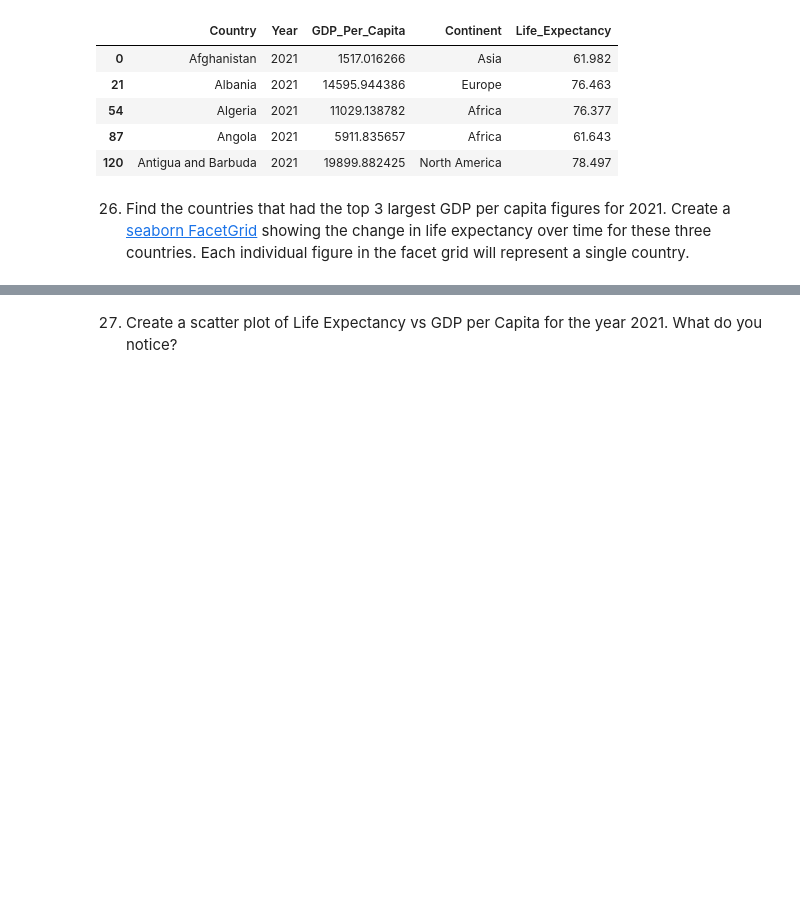
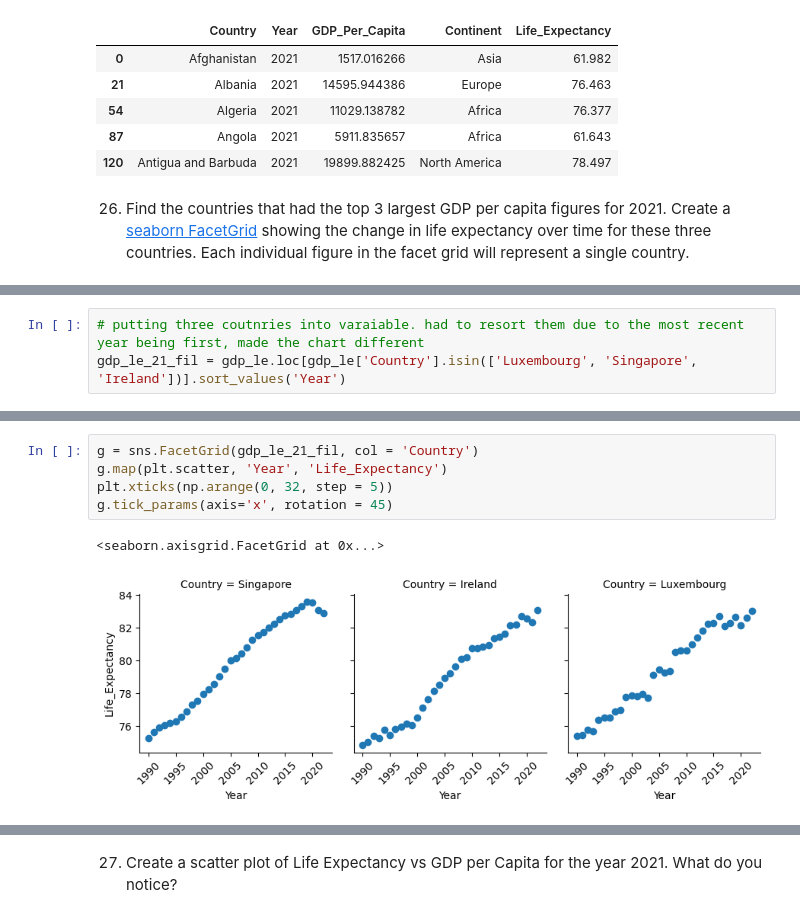
Before and after one commit to nss-data-science-cohort-8/un-exploration-vickitaylor, a Jupyter notebook: notebooks/un_data_exploration.ipynb, the cells around one changed output, grey strips where cells are left out. Drawn from its saved outputs; the diff is of its cells as text; blank space fills up the shorter version.

```diff
--- a/notebooks/un_data_exploration.ipynb
+++ b/notebooks/un_data_exploration.ipynb
@@ -710,0 +724,3 @@ gdp_le_2021.head()
+# %%
+# putting three coutnries into varaiable. had to resort them due to the most recent year being first, made the chart different
+gdp_le_21_fil = gdp_le.loc[gdp_le['Country'].isin(['Luxembourg', 'Singapore', 'Ireland'])].sort_values('Year')
@@ -710,0 +736,8 @@ gdp_le_2021.head()
+# %%
+g = sns.FacetGrid(gdp_le_21_fil, col = 'Country')
+g.map(plt.scatter, 'Year', 'Life_Expectancy')
+plt.xticks(np.arange(0, 32, step = 5))
+g.tick_params(axis='x', rotation = 45)
+# %% [output]
+<seaborn.axisgrid.FacetGrid at 0x...>
+[figure, added]
```
Also changed, not shown: parts of 8 cells of this notebook.
